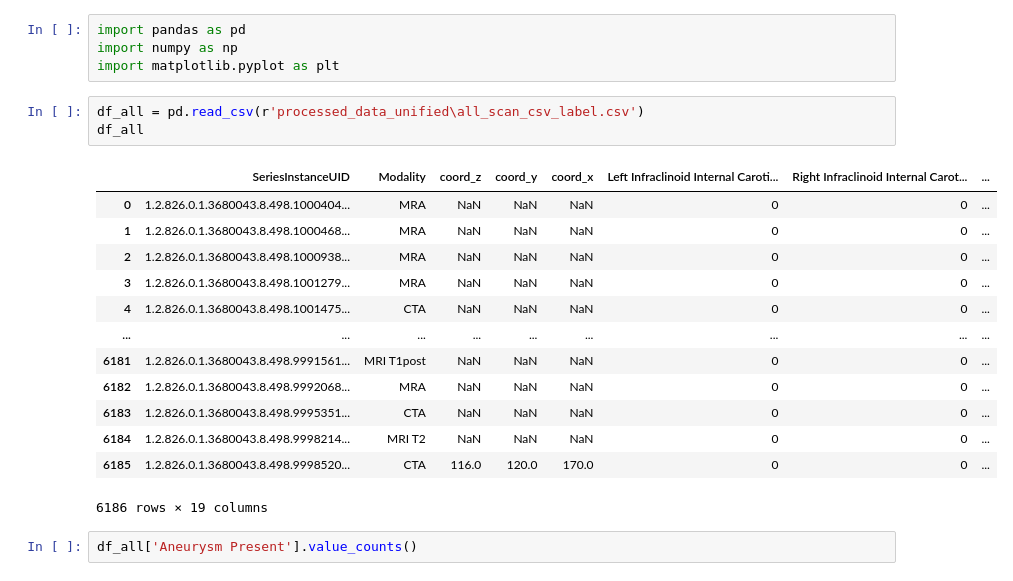
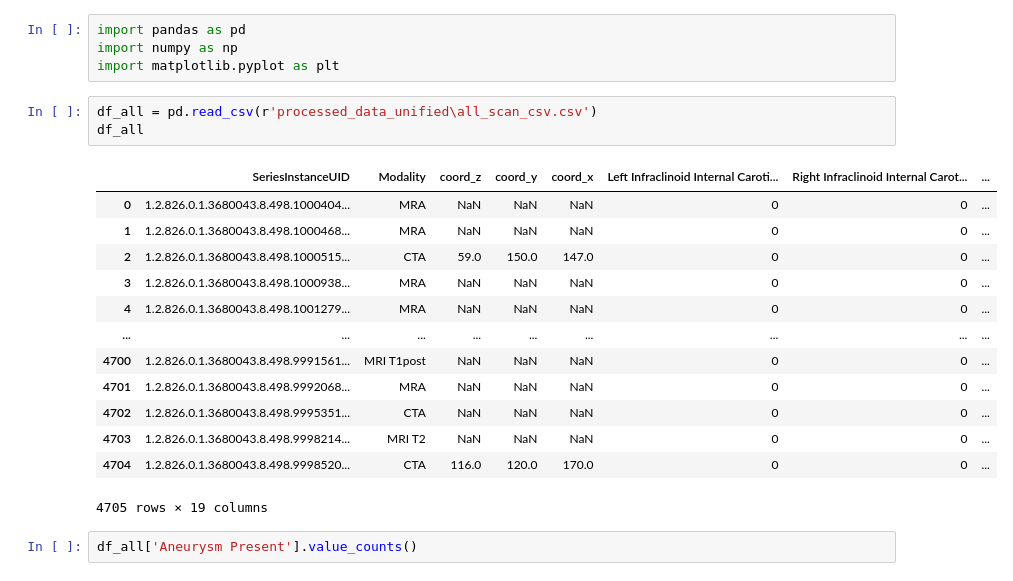
Before and after one commit to BhaveshSolanki32/Aneurysm_detection, a Jupyter notebook: train_data.ipynb, the cells around one changed output. Saved outputs shown, nothing was run; the diff lists cells and outputs as text.

```diff
--- a/train_data.ipynb
+++ b/train_data.ipynb
@@ -953,22 +953,22 @@ import pandas as pd
 import numpy as np
 import matplotlib.pyplot as plt
 # %%
-df_all = pd.read_csv(r'processed_data_unified\all_scan_csv_label.csv')
+df_all = pd.read_csv(r'processed_data_unified\all_scan_csv.csv')
 df_all
 # %% [output]
 |  | SeriesInstanceUID | Modality | coord_z | coord_y | coord_x | Left Infraclinoid Internal Caroti... | Right Infraclinoid Internal Carot... | ... |
 | 0 | 1.2.826.0.1.3680043.8.498.1000404... | MRA | NaN | NaN | NaN | 0 | 0 | ... |
 | 1 | 1.2.826.0.1.3680043.8.498.1000468... | MRA | NaN | NaN | NaN | 0 | 0 | ... |
-| 2 | 1.2.826.0.1.3680043.8.498.1000938... | MRA | NaN | NaN | NaN | 0 | 0 | ... |
-| 3 | 1.2.826.0.1.3680043.8.498.1001279... | MRA | NaN | NaN | NaN | 0 | 0 | ... |
-| 4 | 1.2.826.0.1.3680043.8.498.1001475... | CTA | NaN | NaN | NaN | 0 | 0 | ... |
+| 2 | 1.2.826.0.1.3680043.8.498.1000515... | CTA | 59.0 | 150.0 | 147.0 | 0 | 0 | ... |
+| 3 | 1.2.826.0.1.3680043.8.498.1000938... | MRA | NaN | NaN | NaN | 0 | 0 | ... |
+| 4 | 1.2.826.0.1.3680043.8.498.1001279... | MRA | NaN | NaN | NaN | 0 | 0 | ... |
 | ... | ... | ... | ... | ... | ... | ... | ... | ... |
-| 6181 | 1.2.826.0.1.3680043.8.498.9991561... | MRI T1post | NaN | NaN | NaN | 0 | 0 | ... |
-| 6182 | 1.2.826.0.1.3680043.8.498.9992068... | MRA | NaN | NaN | NaN | 0 | 0 | ... |
-| 6183 | 1.2.826.0.1.3680043.8.498.9995351... | CTA | NaN | NaN | NaN | 0 | 0 | ... |
-| 6184 | 1.2.826.0.1.3680043.8.498.9998214... | MRI T2 | NaN | NaN | NaN | 0 | 0 | ... |
-| 6185 | 1.2.826.0.1.3680043.8.498.9998520... | CTA | 116.0 | 120.0 | 170.0 | 0 | 0 | ... |
+| 4700 | 1.2.826.0.1.3680043.8.498.9991561... | MRI T1post | NaN | NaN | NaN | 0 | 0 | ... |
+| 4701 | 1.2.826.0.1.3680043.8.498.9992068... | MRA | NaN | NaN | NaN | 0 | 0 | ... |
+| 4702 | 1.2.826.0.1.3680043.8.498.9995351... | CTA | NaN | NaN | NaN | 0 | 0 | ... |
+| 4703 | 1.2.826.0.1.3680043.8.498.9998214... | MRI T2 | NaN | NaN | NaN | 0 | 0 | ... |
+| 4704 | 1.2.826.0.1.3680043.8.498.9998520... | CTA | 116.0 | 120.0 | 170.0 | 0 | 0 | ... |
-6186 rows × 19 columns
+4705 rows × 19 columns
 # %%
 df_all['Aneurysm Present'].value_counts()
 # %% [output]
```
Also changed, not shown: parts of 1 cell of this notebook, 17 other files.
